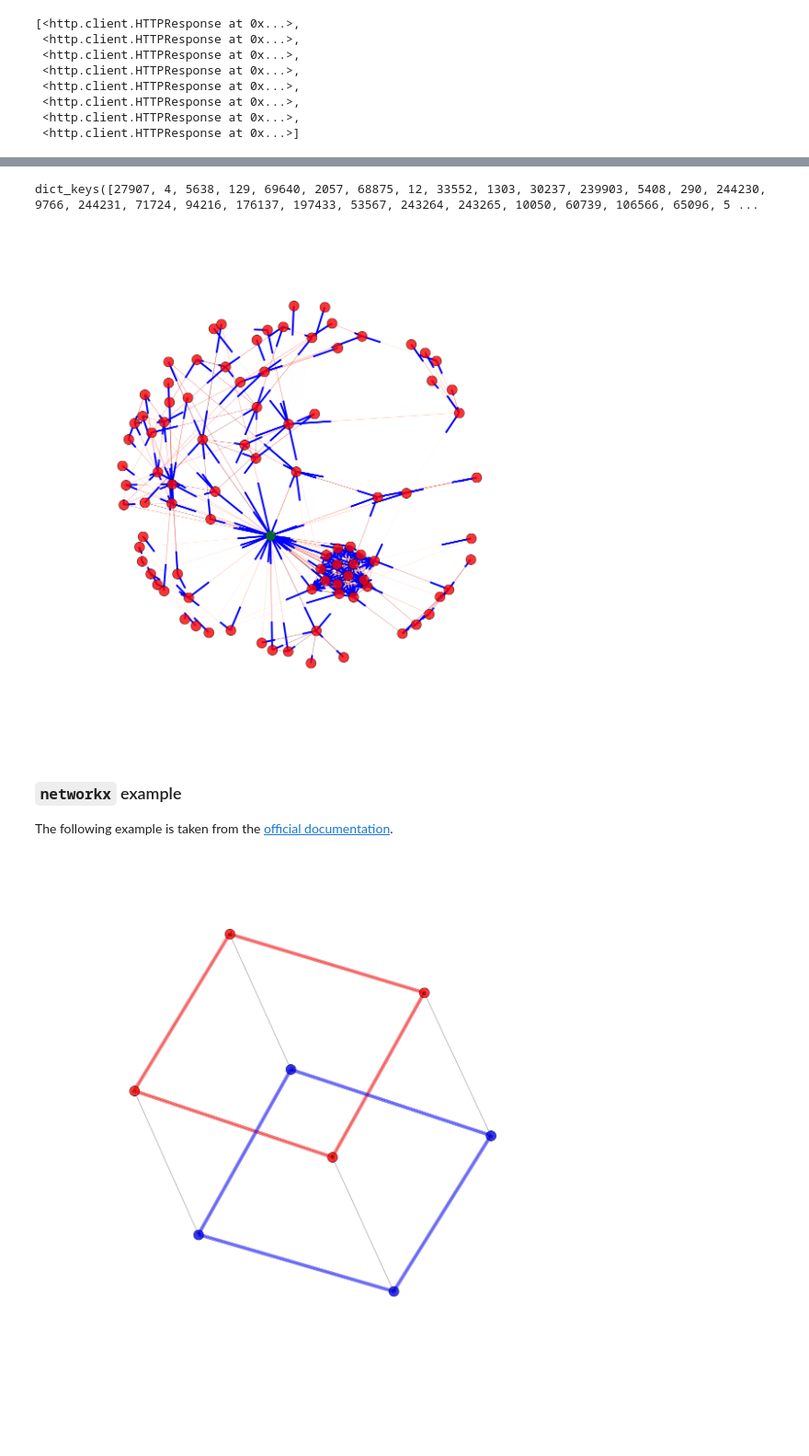
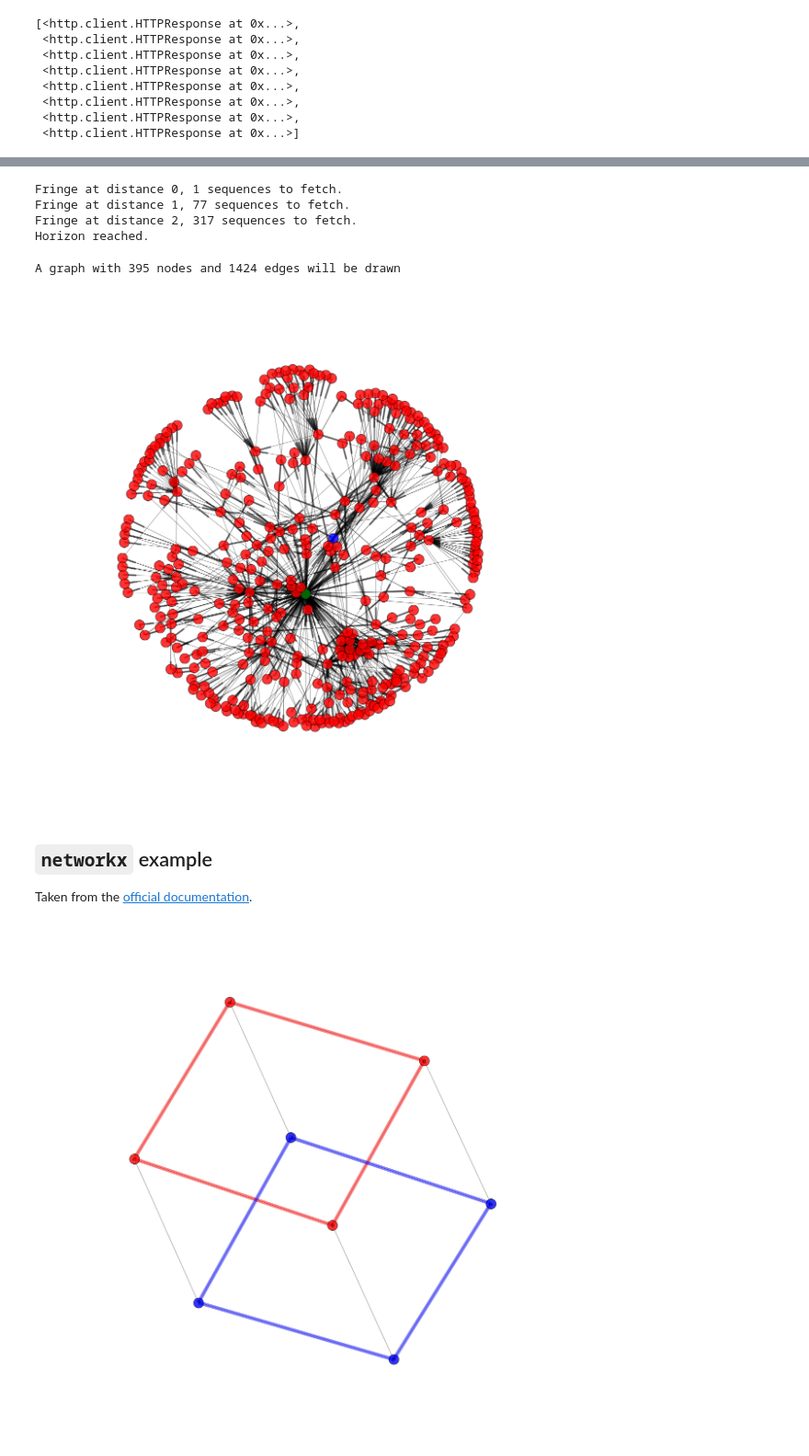
Before and after one commit to massimo-nocentini/scratchpad, a Jupyter notebook: chapters/notebooks/oeis-mining.ipynb, the cells around one changed output, grey strips where cells are left out. Shown at 92% size. Cells and saved outputs as stored; diff of their text form; code cells hidden in the pictures; blank space fills up the shorter version.

```diff
--- a/chapters/notebooks/oeis-mining.ipynb
+++ b/chapters/notebooks/oeis-mining.ipynb
@@ -403,4 +347,0 @@ set()
-# %%
-graph.keys()
-# %% [output]
-dict_keys([27907, 4, 5638, 129, 69640, 2057, 68875, 12, 33552, 1303, 30237, 239903, 5408, 290, 244230, 9766, 244231, 71724, 94216, 176137, 197433, 53567, 243264, 243265, 10050, 60739, 106566, 65096, 5 ...
@@ -417,26 +348,22 @@ for seq_id, v in graph.items():
-# %%
-pos=nx.spring_layout(G)#, iterations=200) # positions for all nodes
-
-# nodes
-nx.draw_networkx_nodes(G,pos,
-                       nodelist=[108],#catalan
-                       node_color='g',
-                       node_size=500,
-                   alpha=0.8)
-nx.draw_networkx_nodes(G,pos,
-                       nodelist=set(graph.keys())-set([45, 108]),
-                       node_color='r',
-                       node_size=500,
-                   alpha=0.8)
-nx.draw_networkx_edges(G,pos,width=1,alpha=.5,edge_color=range(len(G.edges())), edge_cmap=plt.cm.Reds)
-plt.axis('off')
-plt.show() # display
-# %% [output]
-[figure, removed]
+# %%
+catalan_graph = oeis_graph(seq_id=catalan_seq_id, depth=2, workers=30)
+# %% [output]
+Fringe at distance 0, 1 sequences to fetch.
+Fringe at distance 1, 77 sequences to fetch.
+Fringe at distance 2, 317 sequences to fetch.
+Horizon reached.
+# %%
+G_catalan = make_nx_graph(catalan_graph)
+# %% [output]
+A graph with 395 nodes and 1424 edges will be drawn
+# %%
+draw_nx_graph(G_catalan, favorite_nodes={fibonacci_seq_id:'b', catalan_seq_id:'g'})
+# %% [output]
+[figure, added]
 # %% [markdown]
-### `networkx` example
+## `networkx` example
 
-The following example is taken from the [official documentation][example].
+Taken from the [official documentation][example].
 
 [example]:https://networkx.github.io/documentation/networkx-1.10/examples/drawing/labels_and_colors.html
 # %%
```
Also changed, not shown: parts of 33 cells of this notebook.
